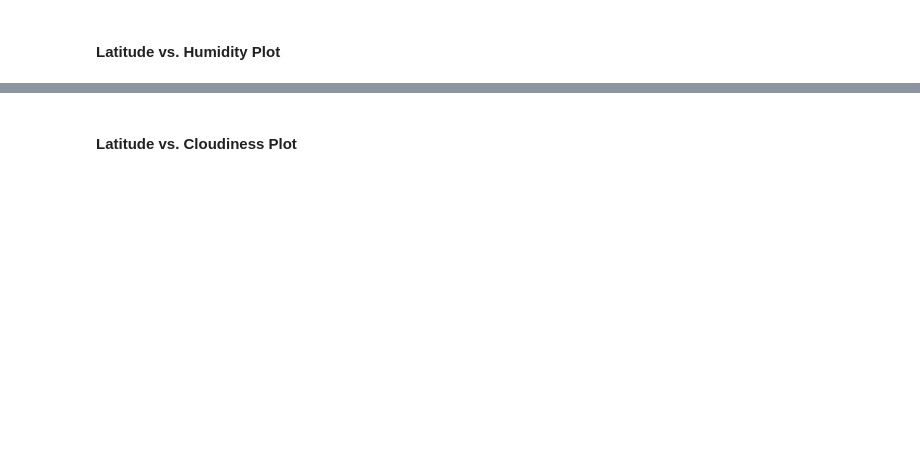
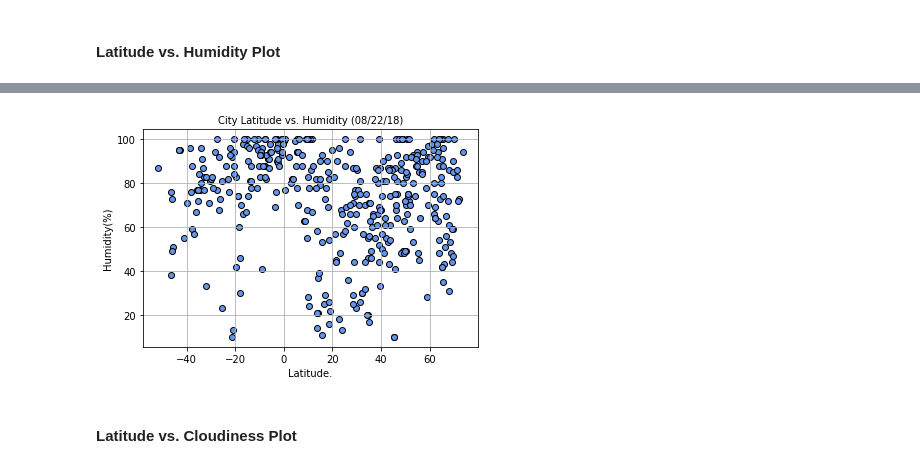
Before and after one commit to nagaraj9b/Python_api, a Jupyter notebook: WeatherPy.ipynb, the cells around one changed output, grey strips where cells are left out. Drawn from its saved outputs; the diff is of its cells as text; code cells hidden in the pictures; blank space fills up the shorter version.

```diff
--- a/WeatherPy.ipynb
+++ b/WeatherPy.ipynb
@@ -146,2 +184,16 @@ dtype: int64
+# %%
+plt.scatter(lat, humidity, alpha=1, c='cornflowerblue', edgecolors='black')
+
+
+# Create a legend
+plt.grid(True)
+plt.title("City Latitude vs. Humidity (08/22/18)",fontsize=10)
+plt.xlabel("Latitude.")
+plt.ylabel("Humidity(%)")
+
+# Save Figure
+plt.savefig("Images/latvsHumy.png")
+# %% [output]
+[figure, added]
 # %% [markdown]
 #### Latitude vs. Cloudiness Plot
```
Also changed, not shown: parts of 14 cells of this notebook, 5 other files.
